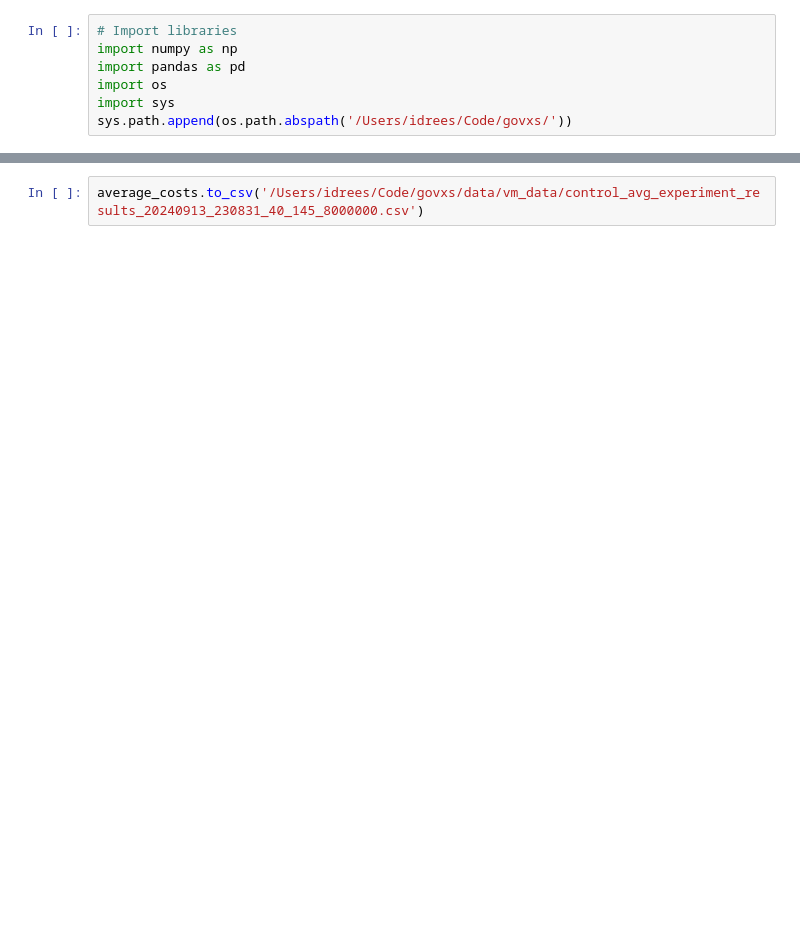
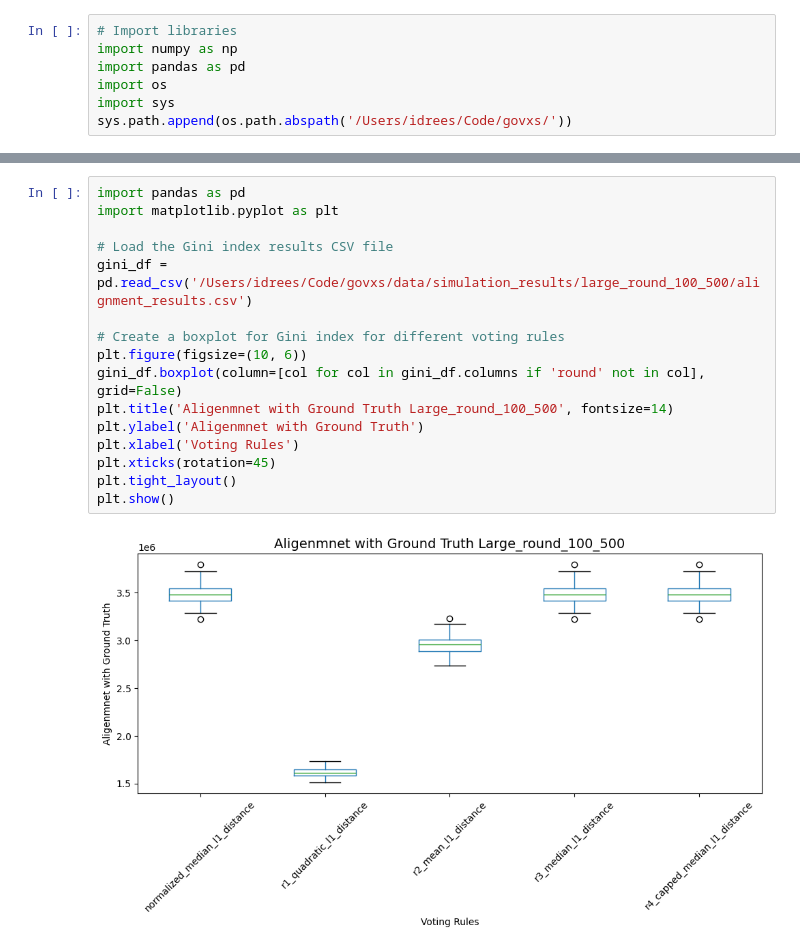
Before and after one commit to GovXS/Evaluating-Voting-Design-Tradeoffs-for-Retro-Funding, a Jupyter notebook: metrics_evaluations/evaluation_plots.ipynb, the cells around one changed output, grey strips where cells are left out. Drawn from its saved outputs; the diff is of its cells as text; blank space fills up the shorter version.

```diff
--- a/metrics_evaluations/evaluation_plots.ipynb
+++ b/metrics_evaluations/evaluation_plots.ipynb
@@ -119,2 +62,18 @@ average_costs = control_results_df.groupby('desired_increase').agg({
-# %%
-average_costs.to_csv('/Users/idrees/Code/govxs/data/vm_data/control_avg_experiment_results_20240913_230831_40_145_8000000.csv')
+# %%
+import pandas as pd
+import matplotlib.pyplot as plt
+
+# Load the Gini index results CSV file
+gini_df = pd.read_csv('/Users/idrees/Code/govxs/data/simulation_results/large_round_100_500/alignment_results.csv')
+
+# Create a boxplot for Gini index for different voting rules
+plt.figure(figsize=(10, 6))
+gini_df.boxplot(column=[col for col in gini_df.columns if 'round' not in col], grid=False)
+plt.title('Aligenmnet with Ground Truth Large_round_100_500', fontsize=14)
+plt.ylabel('Aligenmnet with Ground Truth')
+plt.xlabel('Voting Rules')
+plt.xticks(rotation=45)
+plt.tight_layout()
+plt.show()
+# %% [output]
+[figure, added]
```
Also changed, not shown: parts of 6 cells of this notebook, 18 other files.
